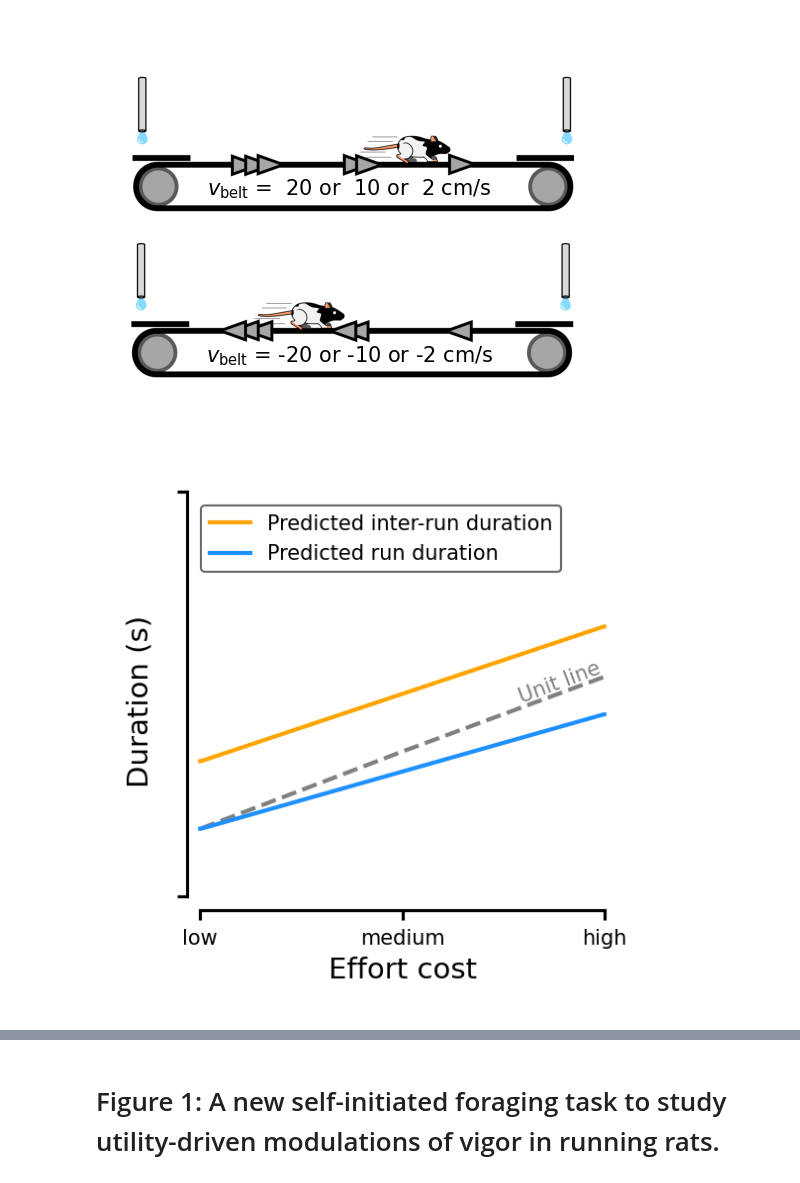
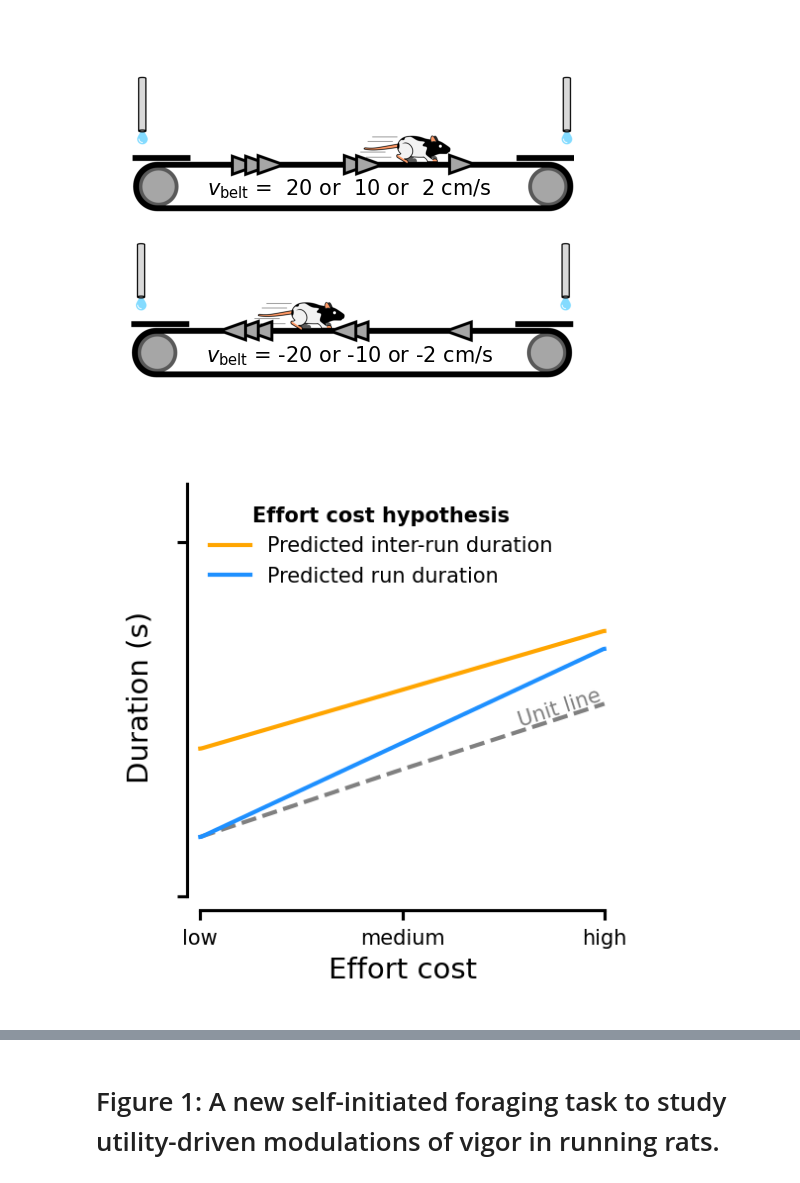
Before and after one commit to HeathenToaster/RunningFastAndSlow, a Jupyter notebook: Figure_1.ipynb, the cells around one changed output, grey strips where cells are left out. Drawn from its saved outputs; the diff is of its cells as text; code cells hidden in the pictures.

```diff
--- a/Figure_1.ipynb
+++ b/Figure_1.ipynb
@@ -265,7 +265,7 @@ def Figure1D(ax=None):
 
 
     ax.set_xlim(0, 3600)
-    ax.set_ylim(0, 6)
+    ax.set_ylim(0, 7)
     ax.set_xticks([0, 1800, 3600])
     ax.set_xticklabels(['low', 'medium', "high"])
     ax.set_yticks([0, 6], labels=[' ',' '])
@@ -273,40 +273,43 @@ def Figure1D(ax=None):
     ax.set_ylabel("Duration (s)")
 
     x = np.arange(0, 3600, 1)
-    mock_runs = make_mock_data(initial_value=1, slope=1.7/3600, reward_effect=0)
-    mock_idle = make_mock_data(initial_value=2, slope=2/3600, reward_effect=0)
+    mock_runs = make_mock_data(initial_value=1, slope=3.2/3600, reward_effect=0)
+    mock_idle = make_mock_data(initial_value=2.5, slope=2/3600, reward_effect=0)
 
     ax.plot(x, mock_runs, color='dodgerblue', label='Predicted run duration')
     ax.plot(x, mock_idle, color='orange', label='Predicted inter-run duration')
 
 
 
     avg60 = mock_runs[0]
     x, y = [0, 1800, 3600], [avg60, (62/29)*avg60, (94/29)*avg60]
     ax.plot(x, y, color='gray', linestyle='--', linewidth=1, alpha=1, zorder=0,)
     p, cov = curve_fit(lambda x, *p: np.polyval(p, x), x, y, p0=[0, 0])  # overkill, text should now be parallel to the line
 
     real_slope = p[0]
     yr = ax.get_ylim()
     xr = ax.get_xlim()
     slope_display = real_slope * ((xr[1] - xr[0]) / (yr[1] - yr[0]))
     angle = np.degrees(np.arctan(slope_display))
     xt = 3200
     m, b = p
     yt = np.polyval([m, b], xt) - 0.2
     ax.text(s='Unit line', x=xt, y=yt, ha="center", va="bottom", fontsize=5, color='gray', rotation=angle)
 
 
     handles, labels = ax.get_legend_handles_labels()
     unique = [(h, l) for i, (h, l) in enumerate(zip(handles, labels)) if l not in labels[:i]]
-    ax.legend(*zip(*unique[::-1]), loc='upper left', bbox_to_anchor=(0.01, 0.99), frameon=True, fontsize=5, markerscale=1, edgecolor='k', facecolor='w').get_frame().set_linewidth(.5)
+    leg = ax.legend(*zip(*unique[::-1]), loc='upper left', bbox_to_anchor=(0.01, 0.99), frameon=False,
+                    fontsize=5, markerscale=1, edgecolor='k', facecolor='w', title = 'Effort cost hypothesis')
+    leg.get_title().set_fontsize(5)
+    leg.get_title().set_fontweight('bold')
     space_axes(ax)
 
 
 fig, ax = plt.subplots(1, 1, figsize = (cm2inch(4.5), cm2inch(4.5)))
 Figure1D(ax=ax)
 # %% [output]
-[figure, old version]
+[figure, new version]
 # %%
 
 def Figure1F(ax=None):
```
Also changed, not shown: parts of 2 cells of this notebook, 2 other files.
